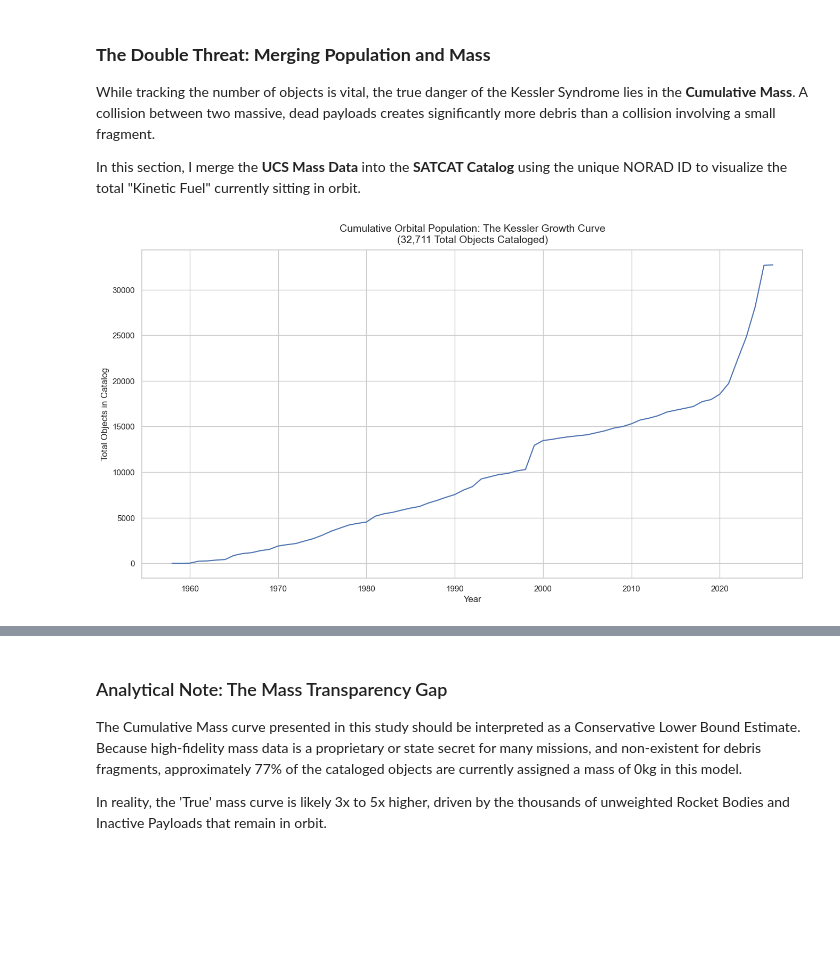
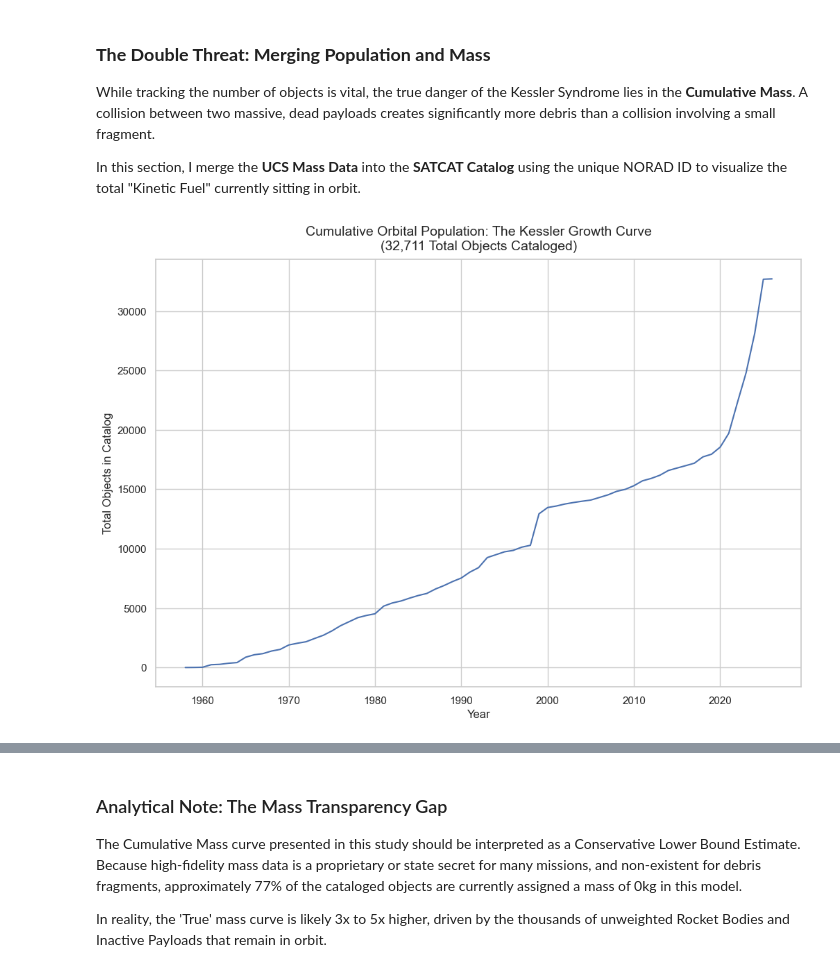
Before and after one commit to sithid/orbital-debris-assessment, a Jupyter notebook: notebooks/eda/satcat_eda.ipynb, the cells around one changed output, grey strips where cells are left out. Cells and saved outputs as stored; diff of their text form; code cells hidden in the pictures; blank space fills up the shorter version.

```diff
--- a/notebooks/eda/satcat_eda.ipynb
+++ b/notebooks/eda/satcat_eda.ipynb
@@ -470,17 +470,17 @@ mass_growth = kessler_arc.groupby('launch_year')['launch_mass_kg'].sum().cumsum(
 # %%
 cumulative_growth = kessler_arc.groupby('launch_year').size().cumsum()
 
-plt.figure(figsize=(16, 8))
+plt.figure(figsize=(12, 8))
 
 plt.plot(cumulative_growth.index, cumulative_growth.values)
 plt.title(f'Cumulative Orbital Population: The Kessler Growth Curve\n({len(kessler_arc):,} Total Objects Cataloged)',
           fontsize=14, pad=10)
 plt.ylabel('Total Objects in Catalog')
 plt.xlabel('Year')
 
 plt.savefig('../../images/kessler_growth_curve.png', dpi=300, bbox_inches='tight')
 
 plt.show()
 # %% [output]
-[figure, old version]
+[figure, new version]
 # %%
```
Also changed, not shown: parts of 2 cells of this notebook, 3 other files.
